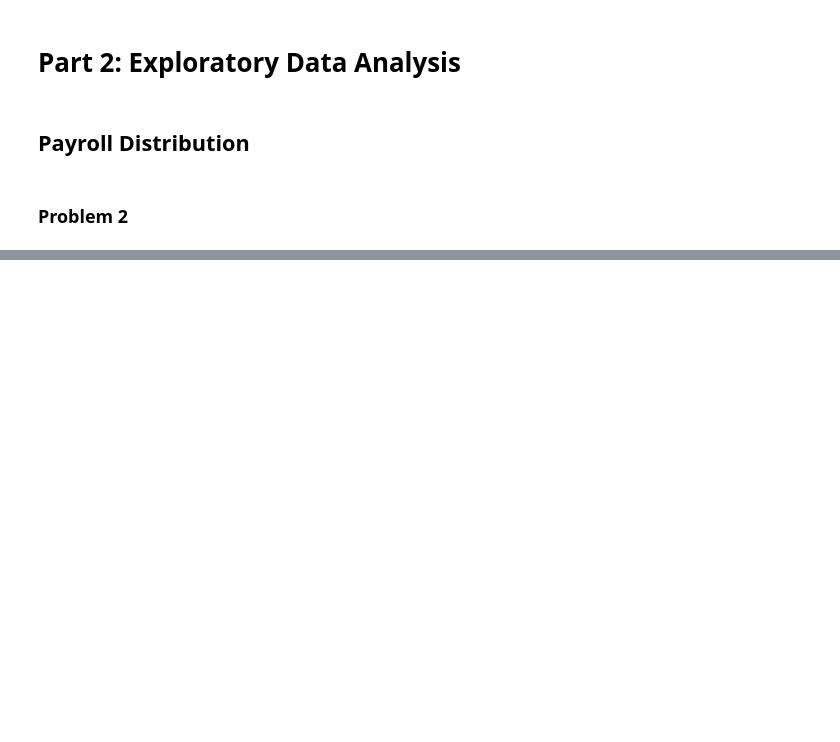
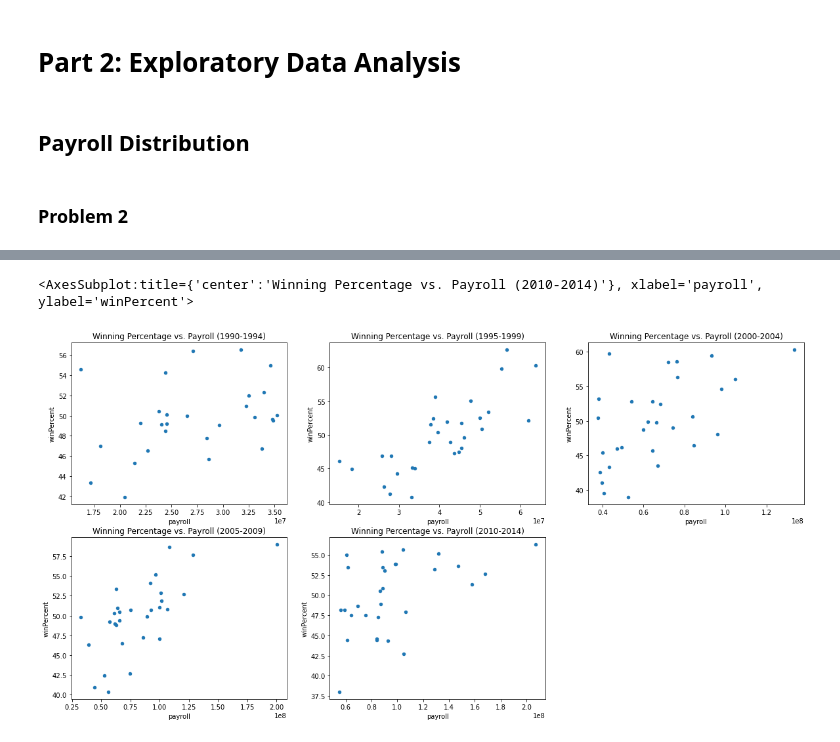
Before and after one commit to jpdevito/cmsc320, a Jupyter notebook: Project 2.ipynb, the cells around one changed output, grey strips where cells are left out. Drawn from its saved outputs; the diff is of its cells as text; code cells hidden in the pictures; blank space fills up the shorter version.

```diff
--- a/Project 2.ipynb
+++ b/Project 2.ipynb
@@ -111,0 +133,7 @@ array([<AxesSubplot:title={'center':'payroll'}>], dtype=object)
+# %%
+# puts each index from the teams dataframe in a bin based on its year
+years = teams.iloc[:, 0].rename("bin")
+bins = pd.cut(x=years, bins=[1990, 1995, 2000, 2005, 2010, 2015], labels=["A", "B", "C", "D", "E"], right=False)
+
+# add a bin column to the teams dataframe
+means = teams.drop(teams.columns.difference(["franchID", "winPercent", "payroll"]), 1).join(bins)
@@ -111,0 +156,2 @@ array([<AxesSubplot:title={'center':'payroll'}>], dtype=object)
+# %%
+means = means.groupby(by=["bin", "franchID"]).mean()
@@ -111,0 +178,13 @@ array([<AxesSubplot:title={'center':'payroll'}>], dtype=object)
+# %%
+# creates 5 subplots
+fig, axes = plt.subplots(nrows=2, ncols=3, figsize=(20, 10))
+fig.delaxes(axes[1][2])
+
+means.loc["A"].plot.scatter(x="payroll", y="winPercent", ax=axes[0][0], title="Winning Percentage vs. Payroll (1990-1994)")
+means.loc["B"].plot.scatter(x="payroll", y="winPercent", ax=axes[0][1], title="Winning Percentage vs. Payroll (1995-1999)")
+means.loc["C"].plot.scatter(x="payroll", y="winPercent", ax=axes[0][2], title="Winning Percentage vs. Payroll (2000-2004)")
+means.loc["D"].plot.scatter(x="payroll", y="winPercent", ax=axes[1][0], title="Winning Percentage vs. Payroll (2005-2009)")
+means.loc["E"].plot.scatter(x="payroll", y="winPercent", ax=axes[1][1], title="Winning Percentage vs. Payroll (2010-2014)")
+# %% [output]
+<AxesSubplot:title={'center':'Winning Percentage vs. Payroll (2010-2014)'}, xlabel='payroll', ylabel='winPercent'>
+[figure, added]
```
Also changed, not shown: parts of 21 cells of this notebook.
